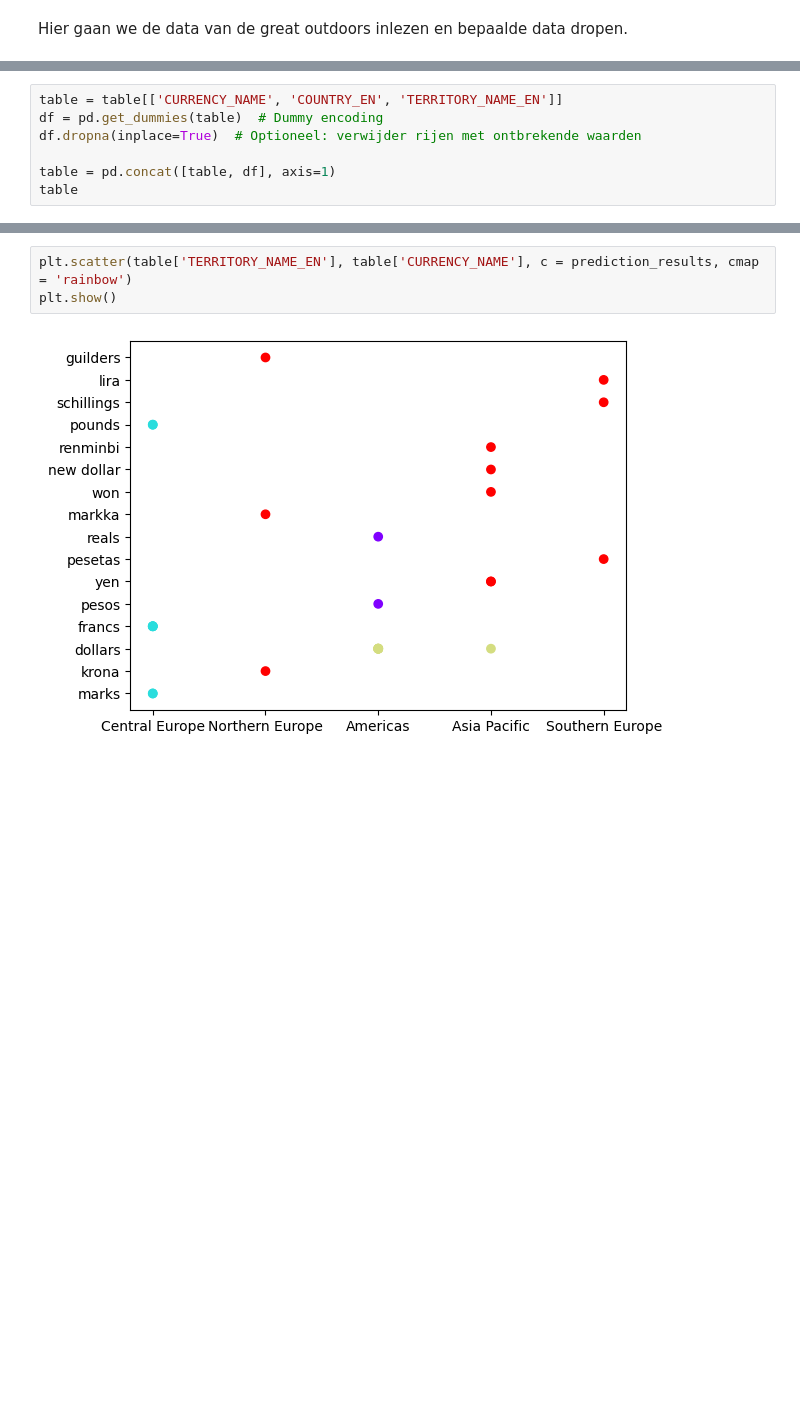
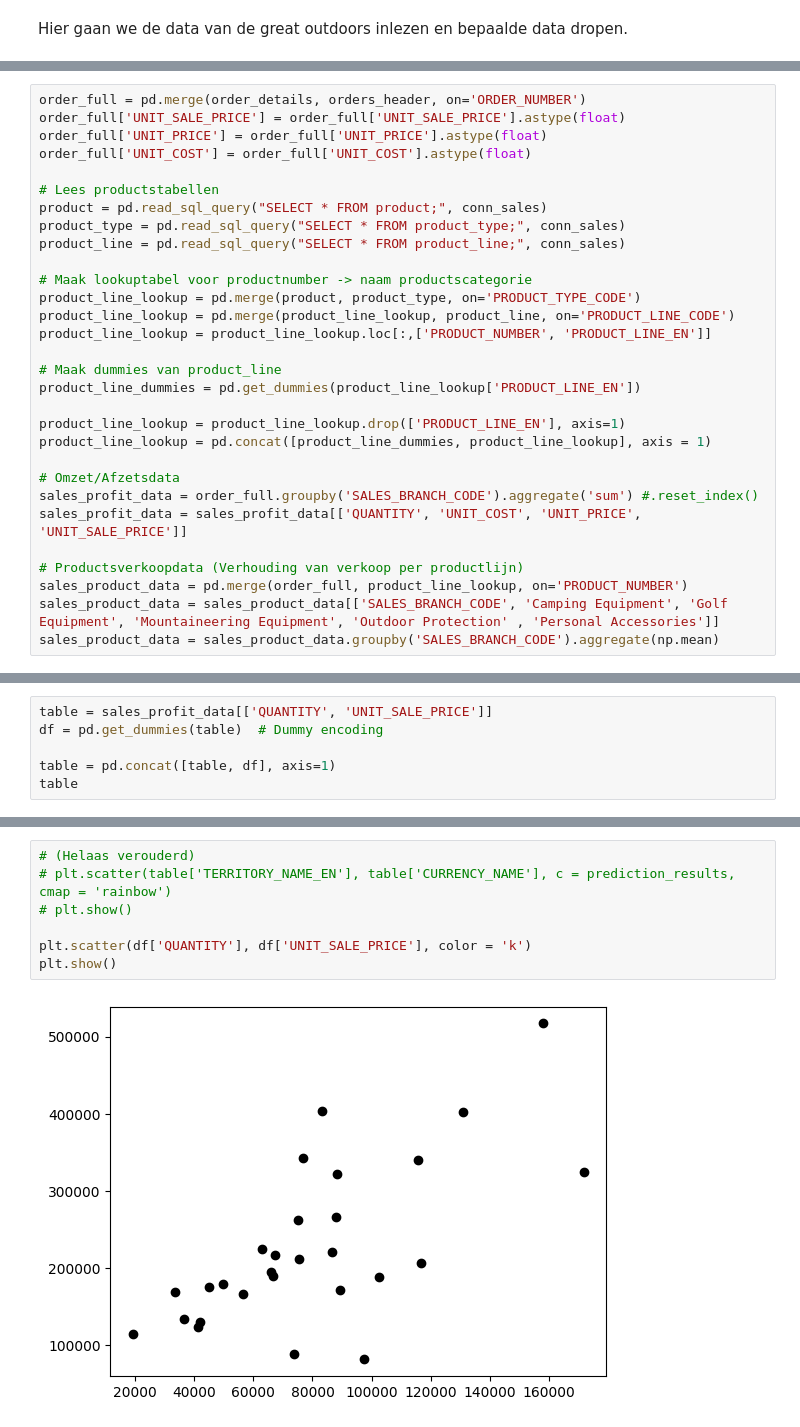
Before and after one commit to Peter-The-Great/DEDS_Portfolio_Week-8, a Jupyter notebook: clusteringmodel.ipynb, the cells around one changed output, grey strips where cells are left out. Saved outputs shown, nothing was run; the diff lists cells and outputs as text; blank space fills up the shorter version.

```diff
--- a/clusteringmodel.ipynb
+++ b/clusteringmodel.ipynb
@@ -338,0 +336,30 @@ table
+# %%
+order_full = pd.merge(order_details, orders_header, on='ORDER_NUMBER')
+order_full['UNIT_SALE_PRICE'] = order_full['UNIT_SALE_PRICE'].astype(float)
+order_full['UNIT_PRICE'] = order_full['UNIT_PRICE'].astype(float)
+order_full['UNIT_COST'] = order_full['UNIT_COST'].astype(float)
+
+# Lees productstabellen
+product = pd.read_sql_query("SELECT * FROM product;", conn_sales)
+product_type = pd.read_sql_query("SELECT * FROM product_type;", conn_sales)
+product_line = pd.read_sql_query("SELECT * FROM product_line;", conn_sales)
+
+# Maak lookuptabel voor productnumber -> naam productscategorie
+product_line_lookup = pd.merge(product, product_type, on='PRODUCT_TYPE_CODE')
+product_line_lookup = pd.merge(product_line_lookup, product_line, on='PRODUCT_LINE_CODE')
+product_line_lookup = product_line_lookup.loc[:,['PRODUCT_NUMBER', 'PRODUCT_LINE_EN']]
+
+# Maak dummies van product_line
+product_line_dummies = pd.get_dummies(product_line_lookup['PRODUCT_LINE_EN'])
+
+product_line_lookup = product_line_lookup.drop(['PRODUCT_LINE_EN'], axis=1)
+product_line_lookup = pd.concat([product_line_dummies, product_line_lookup], axis = 1)
+
+# Omzet/Afzetsdata
+sales_profit_data = order_full.groupby('SALES_BRANCH_CODE').aggregate('sum') #.reset_index()
+sales_profit_data = sales_profit_data[['QUANTITY', 'UNIT_COST', 'UNIT_PRICE', 'UNIT_SALE_PRICE']]
+
+# Productsverkoopdata (Verhouding van verkoop per productlijn)
+sales_product_data = pd.merge(order_full, product_line_lookup, on='PRODUCT_NUMBER')
+sales_product_data = sales_product_data[['SALES_BRANCH_CODE', 'Camping Equipment', 'Golf Equipment', 'Mountaineering Equipment', 'Outdoor Protection' , 'Personal Accessories']]
+sales_product_data = sales_product_data.groupby('SALES_BRANCH_CODE').aggregate(np.mean)
@@ -339,7 +372,6 @@ table
 # %%
-table = table[['CURRENCY_NAME', 'COUNTRY_EN', 'TERRITORY_NAME_EN']]
+table = sales_profit_data[['QUANTITY', 'UNIT_SALE_PRICE']]
 df = pd.get_dummies(table)  # Dummy encoding
-df.dropna(inplace=True)  # Optioneel: verwijder rijen met ontbrekende waarden
 
 table = pd.concat([table, df], axis=1)
 table
@@ -448,5 +486,9 @@ Afstand van bronindex 0 tot...
 # %%
-plt.scatter(table['TERRITORY_NAME_EN'], table['CURRENCY_NAME'], c = prediction_results, cmap = 'rainbow')
+# (Helaas verouderd)
+# plt.scatter(table['TERRITORY_NAME_EN'], table['CURRENCY_NAME'], c = prediction_results, cmap = 'rainbow')
+# plt.show()
+
+plt.scatter(df['QUANTITY'], df['UNIT_SALE_PRICE'], color = 'k')
 plt.show()
 # %% [output]
-[figure, old version]
+[figure, new version]
```
Also changed, not shown: parts of 25 cells of this notebook, 5 other files.
